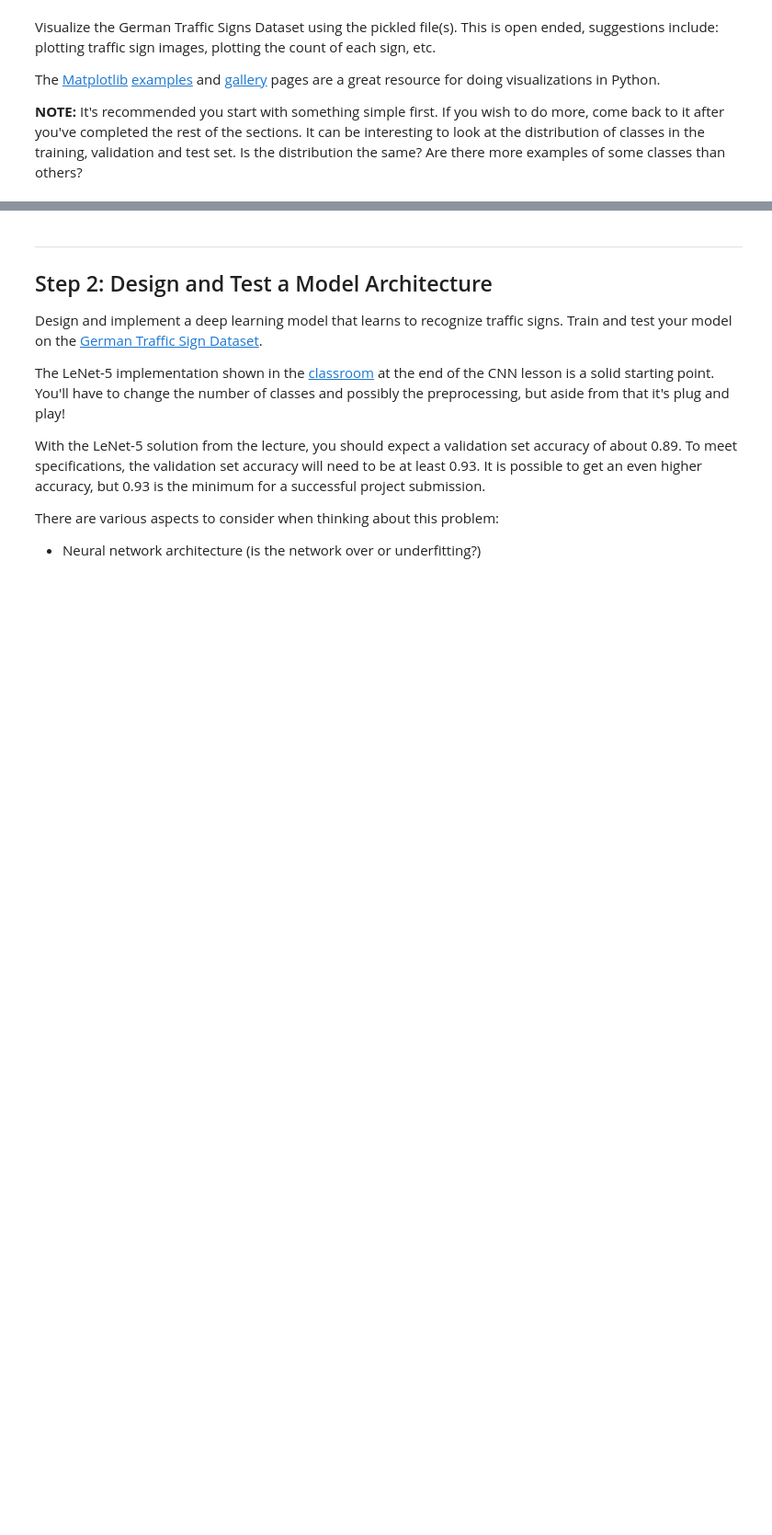
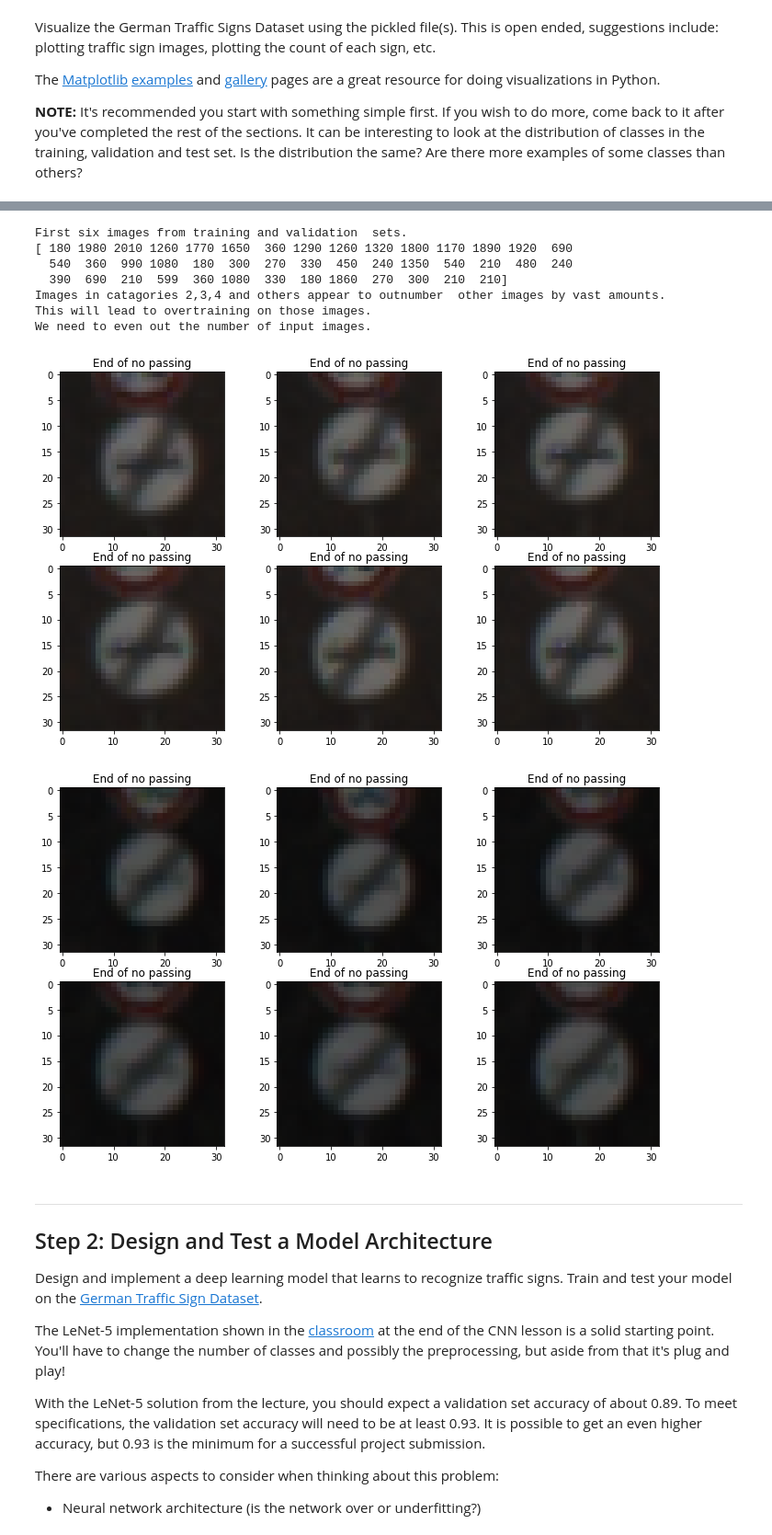
Before and after one commit to vmjfk/CarND-Traffic-Sign-Classifier-Project, a Jupyter notebook: Traffic_Sign_Classifier.ipynb, the cells around one changed output, grey strips where cells are left out. Shown: that part at 92% size. Saved outputs shown, nothing was run; the diff lists cells and outputs as text; code cells hidden in the pictures; blank space fills up the shorter version.

```diff
--- a/Traffic_Sign_Classifier.ipynb
+++ b/Traffic_Sign_Classifier.ipynb
@@ -222,3 +97,75 @@ plt.show()
+# %%
+
+### Data exploration visualization code goes here.
+### Feel free to use as many code cells as needed.
+
+import csv
+import math
+# Visualizations will be shown in the notebook.
+%matplotlib inline
+
+signnames = {}
+with open('signnames.csv') as csvfile:
+    reader = csv.DictReader(csvfile)
+    for row in reader:
+        signnames[row['ClassId']] = row['SignName']
+
+
+def printimages(images_in, keys):
+    n_cols = 3
+    number_of_images = images_in.shape[0]
+    n_rows =  math.ceil(number_of_images/n_cols)
+    n_rows = max(n_rows, 1)
+    pltWidth = 10
+    pltHeight = int(pltWidth/3)*n_rows
+
+    if(len(images_in.shape) > 2):
+        if(images_in.shape[3] == 1):
+            images = np.reshape(images_in,[images_in.shape[0],images_in.shape[1],images_in.shape[2]])
+        else:
+            images = np.copy(images_in)
+
+    f, ax = plt.subplots(n_rows,n_cols,figsize=(pltWidth,pltHeight))
+
+    f.tight_layout()
+
+    if(n_rows > 1):
+        for i in range(n_rows):
+            for j in range(n_cols):
+                if(i*n_cols+j < number_of_images):
+                    ax[i][j].set_title(str(signnames[str(keys[i*n_cols+j])]))
+                    if(len(images[i*n_cols+j].shape) < 3):
+                        ax[i][j].imshow(images[i*n_cols+j],cmap='gray')
+                    else:
+                        ax[i][j].imshow(images[i*n_cols+j])
+    else:
+         for j in range(n_cols):
+            if(j < number_of_images):
+                ax[j].set_title(str(signnames[str(keys[j])]))
+                if(len(images[j].shape) < 3):
+                    ax[j].imshow(images[j],cmap='gray')
+                else:
+                    ax[j].imshow(images[j])
+
+
+print("First six images from training and validation  sets. ")
+printimages(X_train_pre[:6],y_train_pre[:6])
+printimages(X_valid_pre[:6],y_valid[:6])
+
+print(np.bincount(y_train_pre))
+print("Images in catagories 2,3,4 and others appear to outnumber  other images by vast amounts. ")
+print("This will lead to overtraining on those images.")
+print("We need to even out the number of input images.")
+# %% [output]
+First six images from training and validation  sets.
+[ 180 1980 2010 1260 1770 1650  360 1290 1260 1320 1800 1170 1890 1920  690
+  540  360  990 1080  180  300  270  330  450  240 1350  540  210  480  240
+  390  690  210  599  360 1080  330  180 1860  270  300  210  210]
+Images in catagories 2,3,4 and others appear to outnumber  other images by vast amounts.
+This will lead to overtraining on those images.
+We need to even out the number of input images.
+[figure, added]
+[figure, added]
 # %% [markdown]
 ----
 
```
Also changed, not shown: parts of 9 cells of this notebook, 15 other files.
